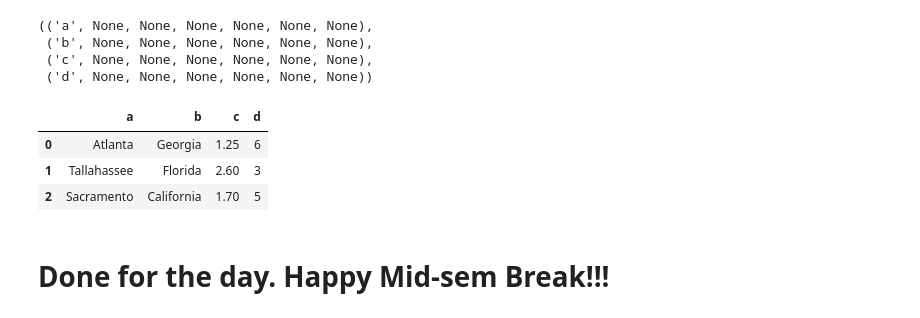
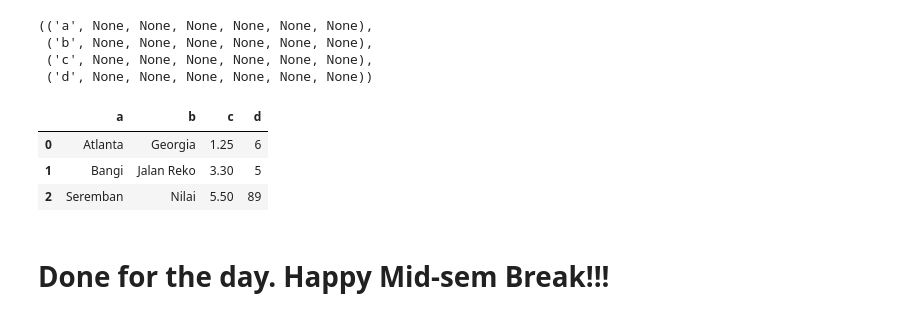
Before and after one commit to bernlkb/STQD6014-DataScience, a Jupyter notebook: Week08_DataLoading_Storage_WC_20231129.ipynb, the cells around one changed output. Saved outputs shown, nothing was run; the diff lists cells and outputs as text; code cells hidden in the pictures.

```diff
--- a/Week08_DataLoading_Storage_WC_20231129.ipynb
+++ b/Week08_DataLoading_Storage_WC_20231129.ipynb
@@ -891 +622,4 @@ import sqlite3
+# %%
+# first create a SQLite3 database and connect to it
+con = sqlite3.connect('/content/mydata.sqlite')
 # %%
@@ -911,3 +650,9 @@ import sqlite3
 # %%
 # Python SQL drivers return a list of tuples when selecting data from a table
+# * -> everything
+# test -> table
+cursor = con.execute('select * from test')
+# %%
+# Fetch the data
+rows = cursor.fetchall()
 # %%
@@ -933,10 +674,12 @@ import sqlite3
 # %%
 # We can pass the list of tuples to the DataFrame constructor,
 # but we also need the column names
+# Convert SQL Table to pandas Data Frame
+pd.DataFrame(rows, columns = [x[0] for x in cursor.description])
 # %% [output]
 |  | a | b | c | d |
 | 0 | Atlanta | Georgia | 1.25 | 6 |
-| 1 | Tallahassee | Florida | 2.60 | 3 |
-| 2 | Sacramento | California | 1.70 | 5 |
+| 1 | Bangi | Jalan Reko | 3.30 | 5 |
+| 2 | Seremban | Nilai | 5.50 | 89 |
 # %% [markdown]
 # **Done for the day. Happy Mid-sem Break!!!**
```
Also changed, not shown: parts of 97 cells of this notebook.
